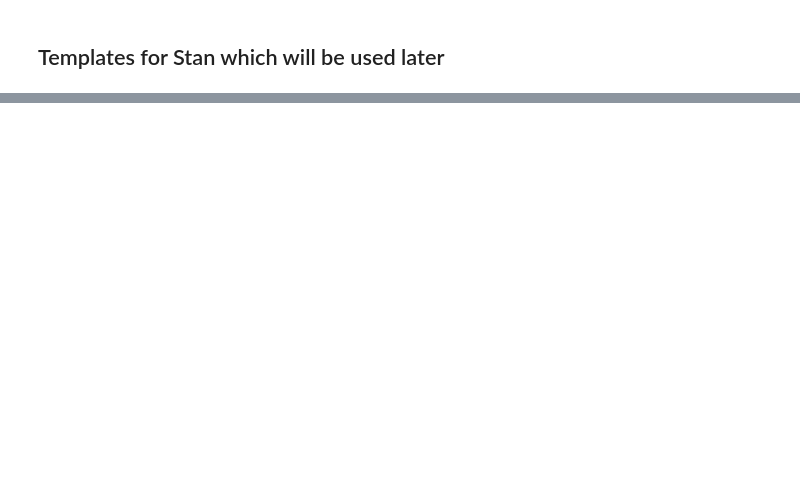
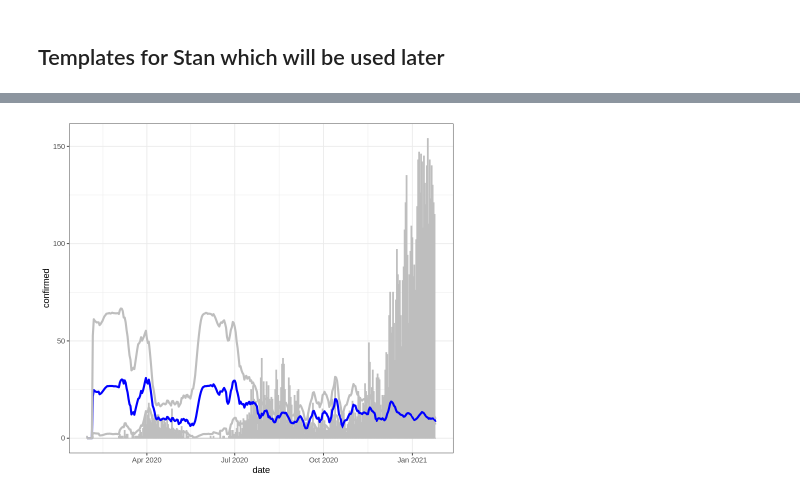
Before and after one commit to littlecanargie/EpidemicModeling, a Jupyter notebook: 20210126_Practice_1_clean.ipynb, the cells around one changed output, grey strips where cells are left out. Cells and saved outputs as stored; diff of their text form; code cells hidden in the pictures; blank space fills up the shorter version.

```diff
--- a/20210126_Practice_1_clean.ipynb
+++ b/20210126_Practice_1_clean.ipynb
@@ -112,0 +345,8 @@ write_stan_json(data_list, data_file)
+# %%
+options(repr.width = 12, repr.plot.height = 6)
+Df %>% ggplot(aes(x = date, y = confirmed)) + geom_bar(stat = "identity", color = "grey", fill = "grey") + theme_bw() +
+  geom_line(aes(y = zoo::rollapply(c(0,output$median)*10, 7, mean, align = "right", fill = 0)), color = "blue", size = 1.2) +
+  geom_line(aes(y = zoo::rollapply(c(0,output$lower)*10, 7, mean, align = "right", fill = 0)), color = "grey", size = 1.2) +
+  geom_line(aes(y = zoo::rollapply(c(0,output$upper)*10, 7, mean, align = "right", fill = 0)), color = "grey", size = 1.2)
+# %% [output]
+[figure, added]
```
Also changed, not shown: parts of 14 cells of this notebook.
